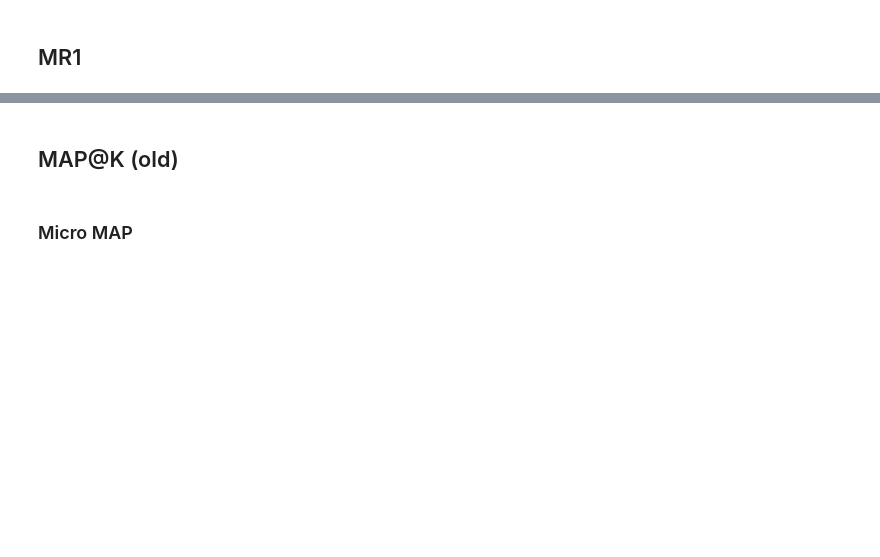
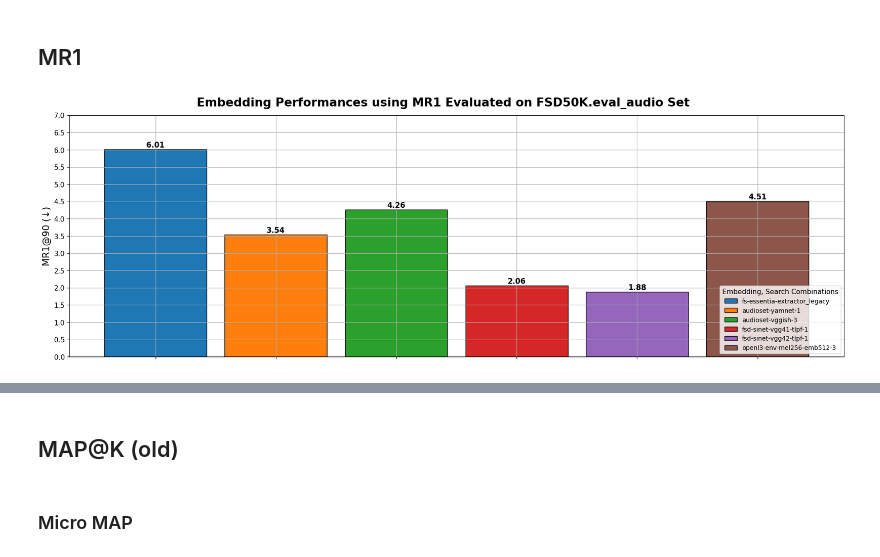
Before and after one commit to raraz15/semantic-sound-similarity, a Jupyter notebook: code/notebooks/metrics_plot.ipynb, the cells around one changed output, grey strips where cells are left out. Drawn from its saved outputs; the diff is of its cells as text; code cells hidden in the pictures; blank space fills up the shorter version.

```diff
--- a/code/notebooks/metrics_plot.ipynb
+++ b/code/notebooks/metrics_plot.ipynb
@@ -86,4 +91,8 @@ Saving figure to /home/roguz/freesound/freesound-perceptual_similarity/data/figu
 # %% [markdown]
 ## MR1
+# %%
+plot_mr1_comparisons_multimodel(models, save_fig=True, save_dir=save_dir)
+# %% [output]
+[figure, added]
 # %%
 plot_mr1("fsd-sinet-vgg42-tlpf-1", eval_dir=EVAL_DIR)
```
Also changed, not shown: parts of 7 cells of this notebook, 1 other file.
